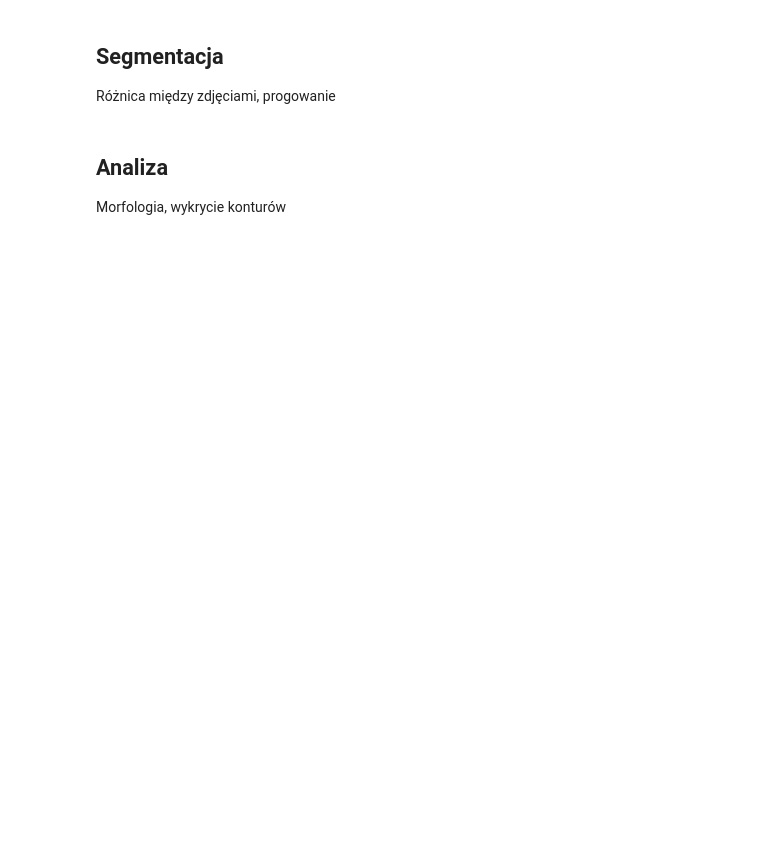
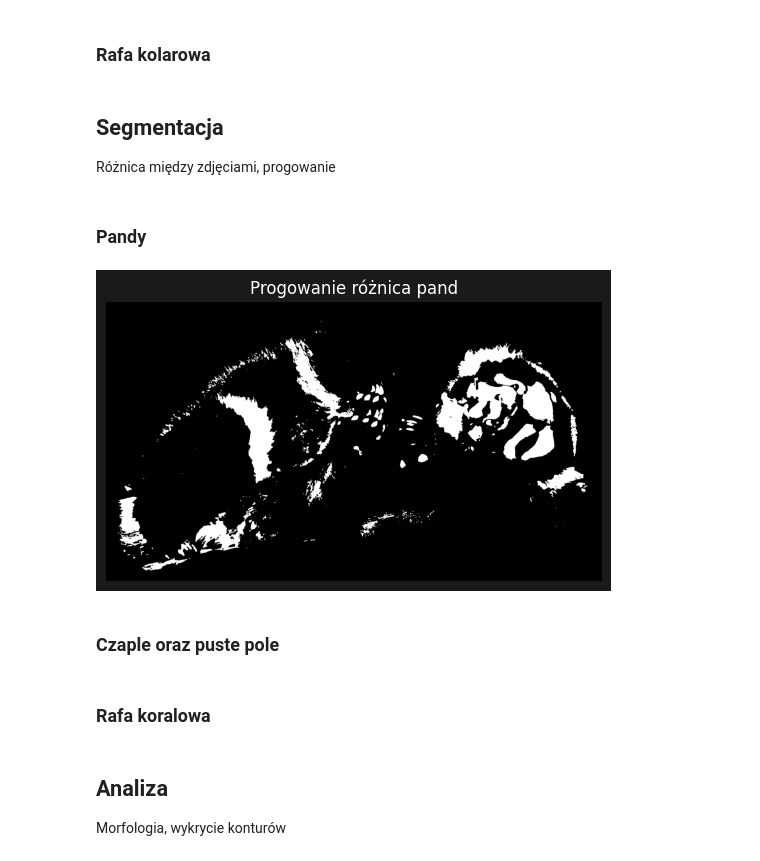
Before and after one commit to Ihahak/ComputerVision, a Jupyter notebook: fotopulapka.ipynb, the cells around one changed output. Drawn from its saved outputs; the diff is of its cells as text; code cells hidden in the pictures; blank space fills up the shorter version.

```diff
--- a/fotopulapka.ipynb
+++ b/fotopulapka.ipynb
@@ -7,6 +58,28 @@ Wczytanie obrazów, konwersja do skali szarości oraz blur
+# %% [markdown]
+### Rafa kolarowa
 # %% [markdown]
 ## Segmentacja
 Różnica między zdjęciami, progowanie
+# %%
+def thresholding(blur_image, name):
+    _, thresholded = cv2.threshold(blur_image, 0, 255, cv2.THRESH_BINARY + cv2.THRESH_OTSU)
+
+    plt.imshow(cv2.cvtColor(thresholded, cv2.COLOR_BGR2RGB))
+    plt.title(f"Progowanie {name}")
+    plt.axis("off")
+
+    plt.show()
+    return thresholded
+# %% [markdown]
+### Pandy
+# %%
+thresholded_diff_panda = thresholding(blur_diff_panda, "różnica pand")
+# %% [output]
+[figure, added]
+# %% [markdown]
+### Czaple oraz puste pole
+# %% [markdown]
+### Rafa koralowa
 # %% [markdown]
 ## Analiza
 Morfologia, wykrycie konturów
```
Also changed, not shown: parts of 19 cells of this notebook.
